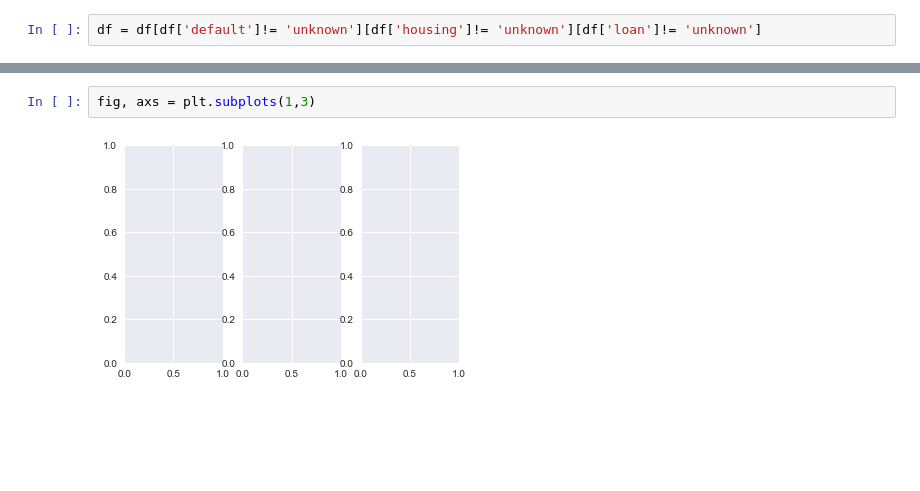
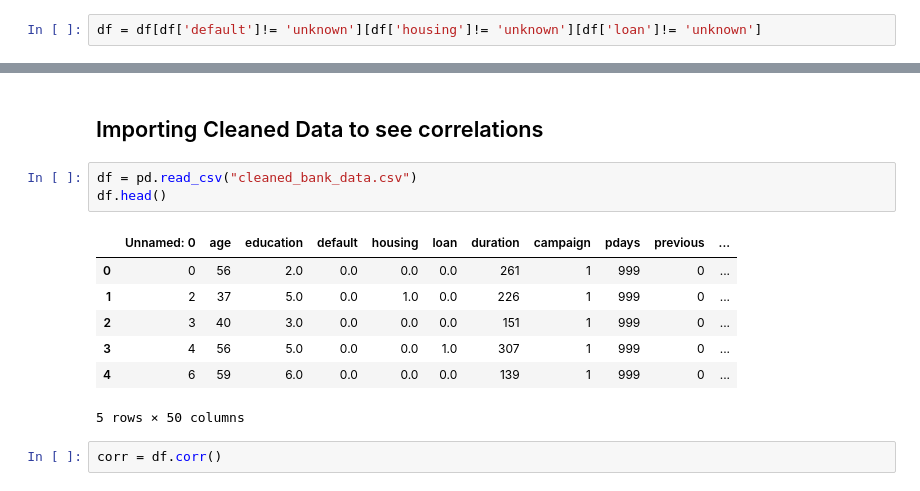
Before and after one commit to nachiketmparanjape/Bank_UCI, a Jupyter notebook: Bank_UCI_exploration.ipynb, the cells around one changed output, grey strips where cells are left out. Drawn from its saved outputs; the diff is of its cells as text; blank space fills up the shorter version.

```diff
--- a/Bank_UCI_exploration.ipynb
+++ b/Bank_UCI_exploration.ipynb
@@ -281,4 +281,15 @@ fig.tight_layout()
-# %%
-fig, axs = plt.subplots(1,3)
-# %% [output]
-[figure, removed]
+# %% [markdown]
+## Importing Cleaned Data to see correlations
+# %%
+df = pd.read_csv("cleaned_bank_data.csv")
+df.head()
+# %% [output]
+|  | Unnamed: 0 | age | education | default | housing | loan | duration | campaign | pdays | previous | ... |
+| 0 | 0 | 56 | 2.0 | 0.0 | 0.0 | 0.0 | 261 | 1 | 999 | 0 | ... |
+| 1 | 2 | 37 | 5.0 | 0.0 | 1.0 | 0.0 | 226 | 1 | 999 | 0 | ... |
+| 2 | 3 | 40 | 3.0 | 0.0 | 0.0 | 0.0 | 151 | 1 | 999 | 0 | ... |
+| 3 | 4 | 56 | 5.0 | 0.0 | 0.0 | 1.0 | 307 | 1 | 999 | 0 | ... |
+| 4 | 6 | 59 | 6.0 | 0.0 | 0.0 | 0.0 | 139 | 1 | 999 | 0 | ... |
+5 rows × 50 columns
+# %%
+corr = df.corr()
```
Also changed, not shown: parts of 4 cells of this notebook, 1 other file.
